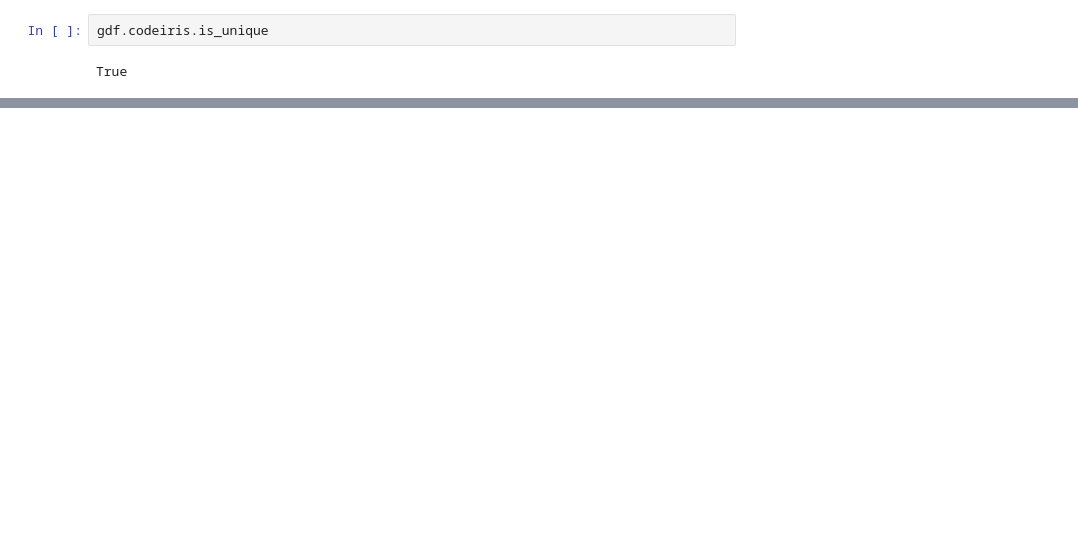
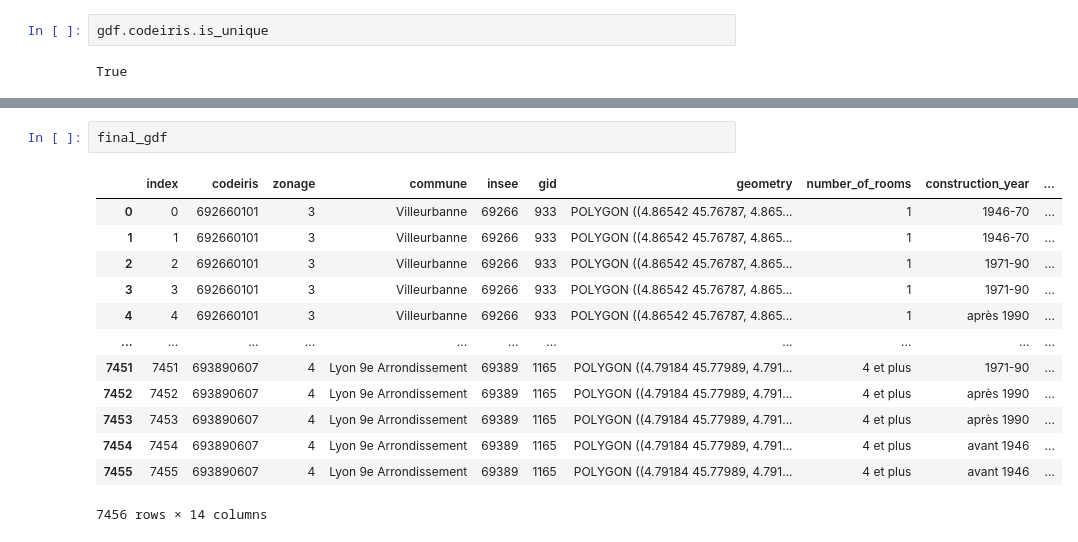
Before and after one commit to Lawiss/lyon_loyers_encadres, a Jupyter notebook: analysis.ipynb, the cells around one changed output, grey strips where cells are left out. Saved outputs shown, nothing was run; the diff lists cells and outputs as text; blank space fills up the shorter version.

```diff
--- a/analysis.ipynb
+++ b/analysis.ipynb
@@ -83,0 +183,16 @@ Length: 233, dtype: float64
+# %%
+final_gdf
+# %% [output]
+|  | index | codeiris | zonage | commune | insee | gid | geometry | number_of_rooms | construction_year | ... |
+| 0 | 0 | 692660101 | 3 | Villeurbanne | 69266 | 933 | POLYGON ((4.86542 45.76787, 4.865... | 1 | 1946-70 | ... |
+| 1 | 1 | 692660101 | 3 | Villeurbanne | 69266 | 933 | POLYGON ((4.86542 45.76787, 4.865... | 1 | 1946-70 | ... |
+| 2 | 2 | 692660101 | 3 | Villeurbanne | 69266 | 933 | POLYGON ((4.86542 45.76787, 4.865... | 1 | 1971-90 | ... |
+| 3 | 3 | 692660101 | 3 | Villeurbanne | 69266 | 933 | POLYGON ((4.86542 45.76787, 4.865... | 1 | 1971-90 | ... |
+| 4 | 4 | 692660101 | 3 | Villeurbanne | 69266 | 933 | POLYGON ((4.86542 45.76787, 4.865... | 1 | après 1990 | ... |
+| ... | ... | ... | ... | ... | ... | ... | ... | ... | ... | ... |
+| 7451 | 7451 | 693890607 | 4 | Lyon 9e Arrondissement | 69389 | 1165 | POLYGON ((4.79184 45.77989, 4.791... | 4 et plus | 1971-90 | ... |
+| 7452 | 7452 | 693890607 | 4 | Lyon 9e Arrondissement | 69389 | 1165 | POLYGON ((4.79184 45.77989, 4.791... | 4 et plus | après 1990 | ... |
+| 7453 | 7453 | 693890607 | 4 | Lyon 9e Arrondissement | 69389 | 1165 | POLYGON ((4.79184 45.77989, 4.791... | 4 et plus | après 1990 | ... |
+| 7454 | 7454 | 693890607 | 4 | Lyon 9e Arrondissement | 69389 | 1165 | POLYGON ((4.79184 45.77989, 4.791... | 4 et plus | avant 1946 | ... |
+| 7455 | 7455 | 693890607 | 4 | Lyon 9e Arrondissement | 69389 | 1165 | POLYGON ((4.79184 45.77989, 4.791... | 4 et plus | avant 1946 | ... |
+7456 rows × 14 columns
```
Also changed, not shown: parts of 22 cells of this notebook, 2 other files.
